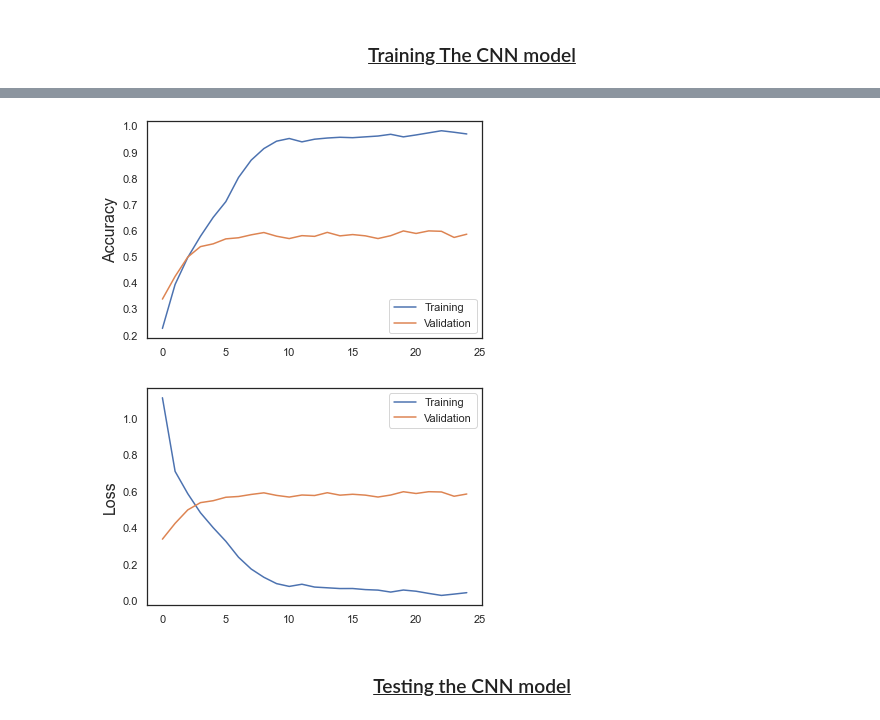
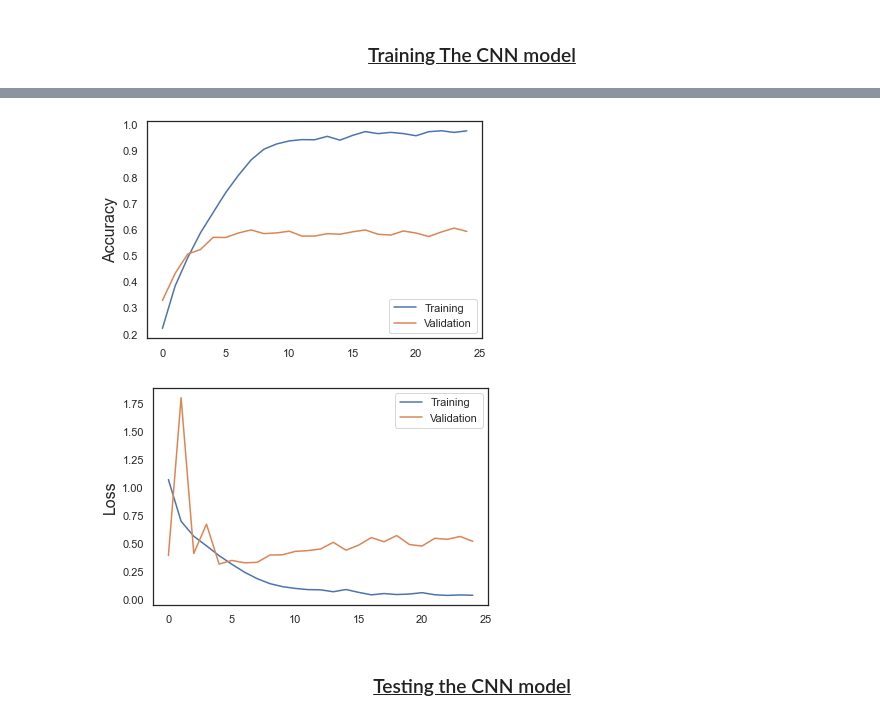
Before and after one commit to Denloob/animi-motus-ai, a Jupyter notebook: animi_motus.ipynb, the cells around one changed output, grey strips where cells are left out. Cells and saved outputs as stored; diff of their text form; code cells hidden in the pictures.

```diff
--- a/animi_motus.ipynb
+++ b/animi_motus.ipynb
@@ -549,7 +548,7 @@ model.add(Dropout(0.5)) # drop random 50% of neurons
 model.add(Dense(7,activation='softmax')) # layer of all conected neurons
 model.compile(optimizer=Adam(learning_rate=0.0001), loss='binary_crossentropy', metrics=['accuracy']) # compiles with adam
 # %%
-if not os.path.exists("CNN/ai.nn"):
+if not os.path.exists("CNN/animi_motus.cnn.h5"):
     fitting = model.fit(
         train,
         validation_data=test,
@@ -558,14 +557,14 @@ if not os.path.exists("CNN/ai.nn"):
         steps_per_epoch=train.n//train.batch_size,
         validation_steps=test.n//test.batch_size
     )
-    model.save("CNN/ai.nn")
-    if not os.path.exists("CNN/fitting.pickle"):
-        with open("CNN/fitting.pickle", "wb") as f:
-            pickle.dump(fitting, f)
+    model.save("CNN/animi_motus.cnn.h5")
+    with open("CNN/fitting_history.pickle", "wb") as f:
+        pickle.dump(fitting.history, f)
+    fitting_history = fitting.history
 else:
-    model = keras.models.load_model("CNN/ai.nn")
-    if os.path.exists("CNN/fitting.pickle"):
-        with open("CNN/fitting.pickle", "rb") as f:
-            fitting = pickle.load(f)
+    model = keras.models.load_model("CNN/animi_motus.cnn.h5")
+    if os.path.exists("CNN/fitting_history.pickle"):
+        with open("CNN/fitting_history.pickle", "rb") as f:
+            fitting_history = pickle.load(f)
 # %% [output]
 Epoch 1/25
@@ -594,19 +587,19 @@ INFO:tensorflow:Assets written to: ram://799bbc79-a2b8-443f-8e79-9fcc84d912da/as
 # %%
 plt.ylabel('Accuracy', fontsize=16)
-plt.plot(fitting.history['accuracy'], label='Training')
-plt.plot(fitting.history['val_accuracy'], label='Validation')
+plt.plot(fitting_history['accuracy'], label='Training')
+plt.plot(fitting_history['val_accuracy'], label='Validation')
 plt.legend(loc='lower right')
 plt.show()
 # %% [output]
-[figure, old version]
+[figure, new version]
 # %%
 plt.ylabel('Loss', fontsize=16)
-plt.plot(fitting.history['loss'], label='Training')
-plt.plot(fitting.history['val_accuracy'], label='Validation')
+plt.plot(fitting_history['loss'], label='Training')
+plt.plot(fitting_history['val_loss'], label='Validation')
 plt.legend(loc='upper right')
 plt.show()
 # %% [output]
-[figure, old version]
+[figure, new version]
 # %% [markdown]
 <h3 align="center"><u>Testing the CNN model</u></h3>
 # %%
```
Also changed, not shown: parts of 16 cells of this notebook.
